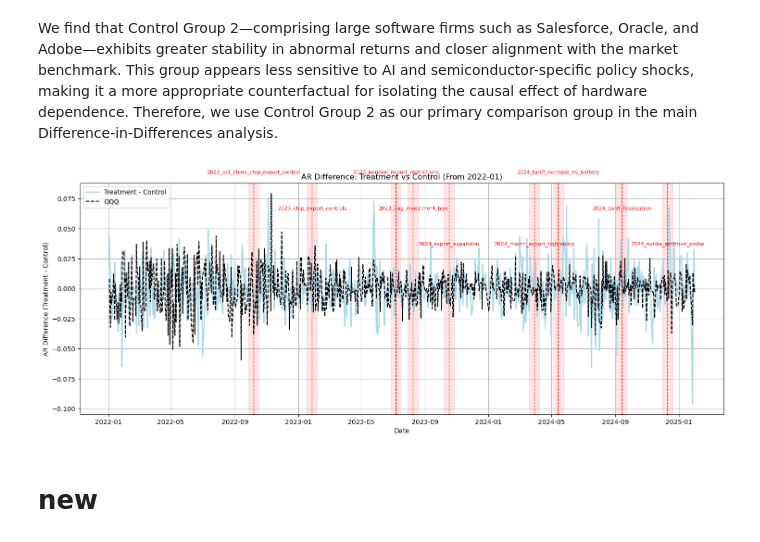
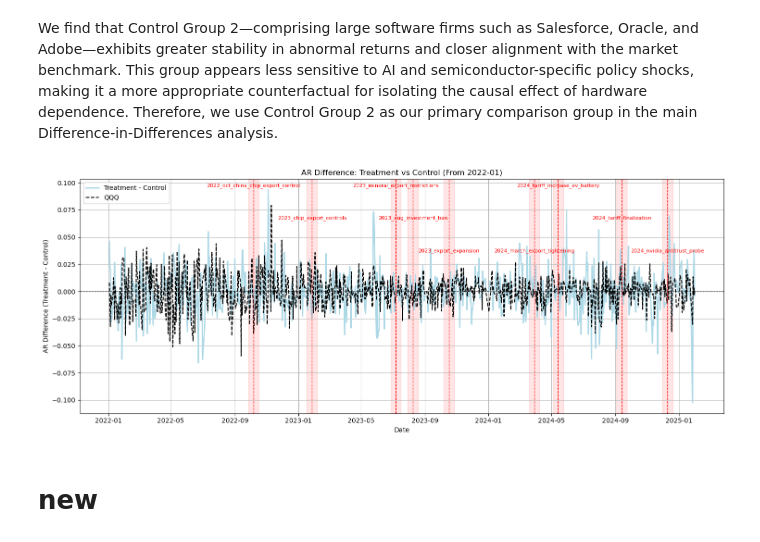
Before and after one commit to CynthiaShiyue/IDS701_Causal_Report_Project, a Jupyter notebook: DataAnalysis.ipynb, the cells around one changed output. Saved outputs shown, nothing was run; the diff lists cells and outputs as text; code cells hidden in the pictures.

```diff
--- a/DataAnalysis.ipynb
+++ b/DataAnalysis.ipynb
@@ -138,7 +138,7 @@ final_df = pd.read_csv("final_df.csv", parse_dates=["Date", "event_date"])
 
 # === Define groups ===
 treatment_group = ["NVDA", "AMD", "INTC", "MU", "AVGO", "QCOM", "MRVL", "TSM"]
-control_group = ['CRM','ORCL','ADBE','NOW','CRWD','MDB','INTU','CSCO']
+control_group = ['CRM','ORCL','ADBE','NOW','CRWD','MDB','INTU','SNOW']
 benchmark = "QQQ"
 
 # === Define policy event dictionary ===
@@ -187,34 +187,34 @@ if "QQQ" in avg_pivot.columns:
     plt.plot(avg_pivot.index, avg_pivot["QQQ"],
              label="QQQ", color="black", linestyle="--")
 
 # Add event lines (filtered to show only events after start_date)
 for i, (event_label, event_date) in enumerate(event_dict.items()):
     if event_date >= start_date:
         plt.axvline(event_date, color='red', linestyle='--', linewidth=1)
         plt.axvspan(event_date - pd.Timedelta(days=10), event_date + pd.Timedelta(days=10),
                     color='red', alpha=0.1)
 
         if i % 3 == 0:
             y_pos = 0.095
         elif i % 3 == 1:
             y_pos = 0.065
         else:
             y_pos = 0.035
 
         plt.text(event_date, y_pos, event_label, rotation=0, fontsize=8, color='red',
                  horizontalalignment='center', verticalalignment='bottom')
 
 # Final touches
 plt.title(f"AR Difference: Treatment vs Control (From {start_date.strftime('%Y-%m')})")
 plt.xlabel("Date")
 plt.ylabel("AR Difference (Treatment - Control)")
 plt.axhline(0, color='black', linestyle='--', linewidth=0.8)
 plt.legend()
 plt.grid(True)
 plt.tight_layout()
 plt.show()
 # %% [output]
-[figure, old version]
+[figure, new version]
 # %% [markdown]
 # new
 # %%
```
Also changed, not shown: parts of 2 cells of this notebook, 5 other files.
